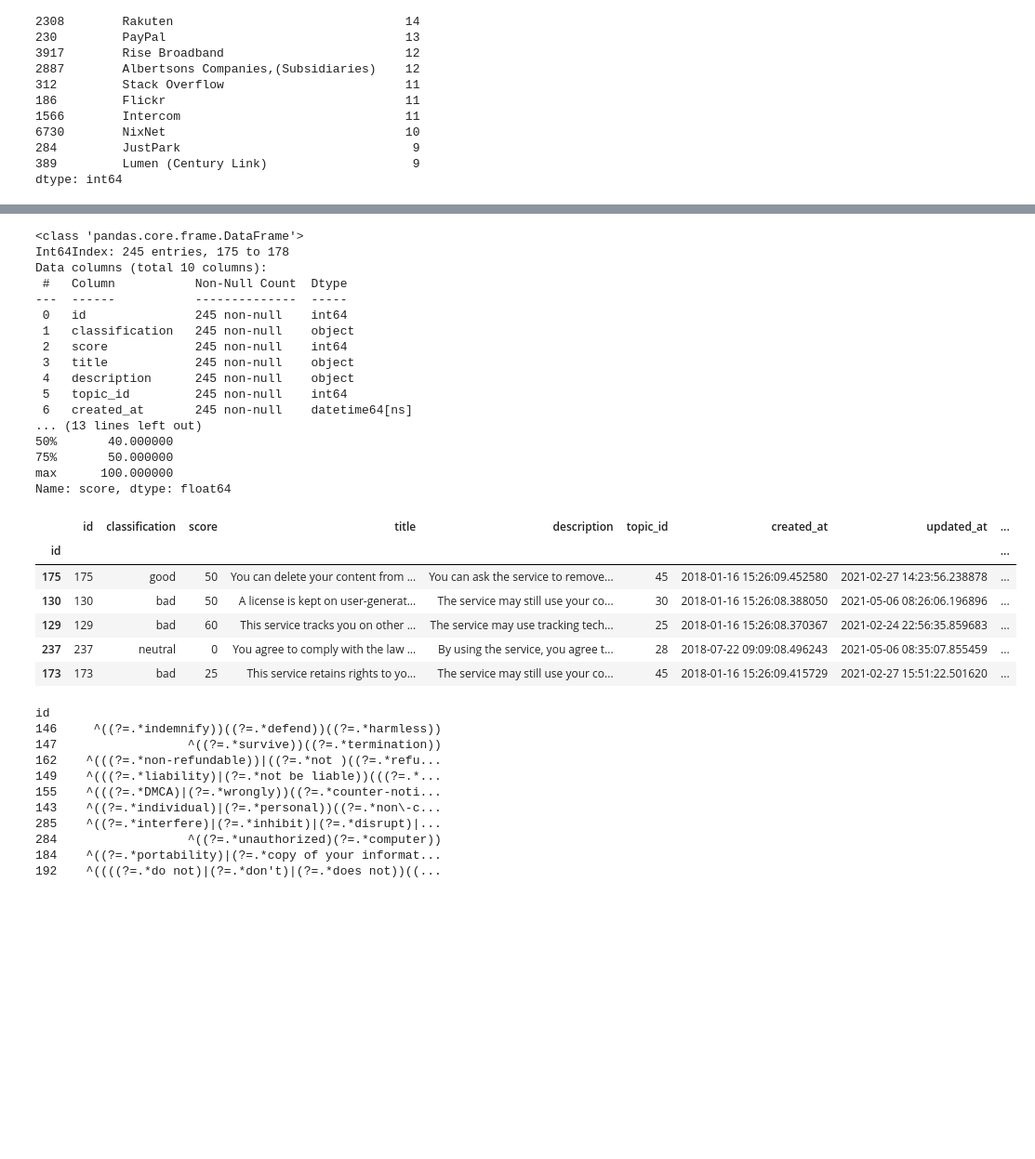
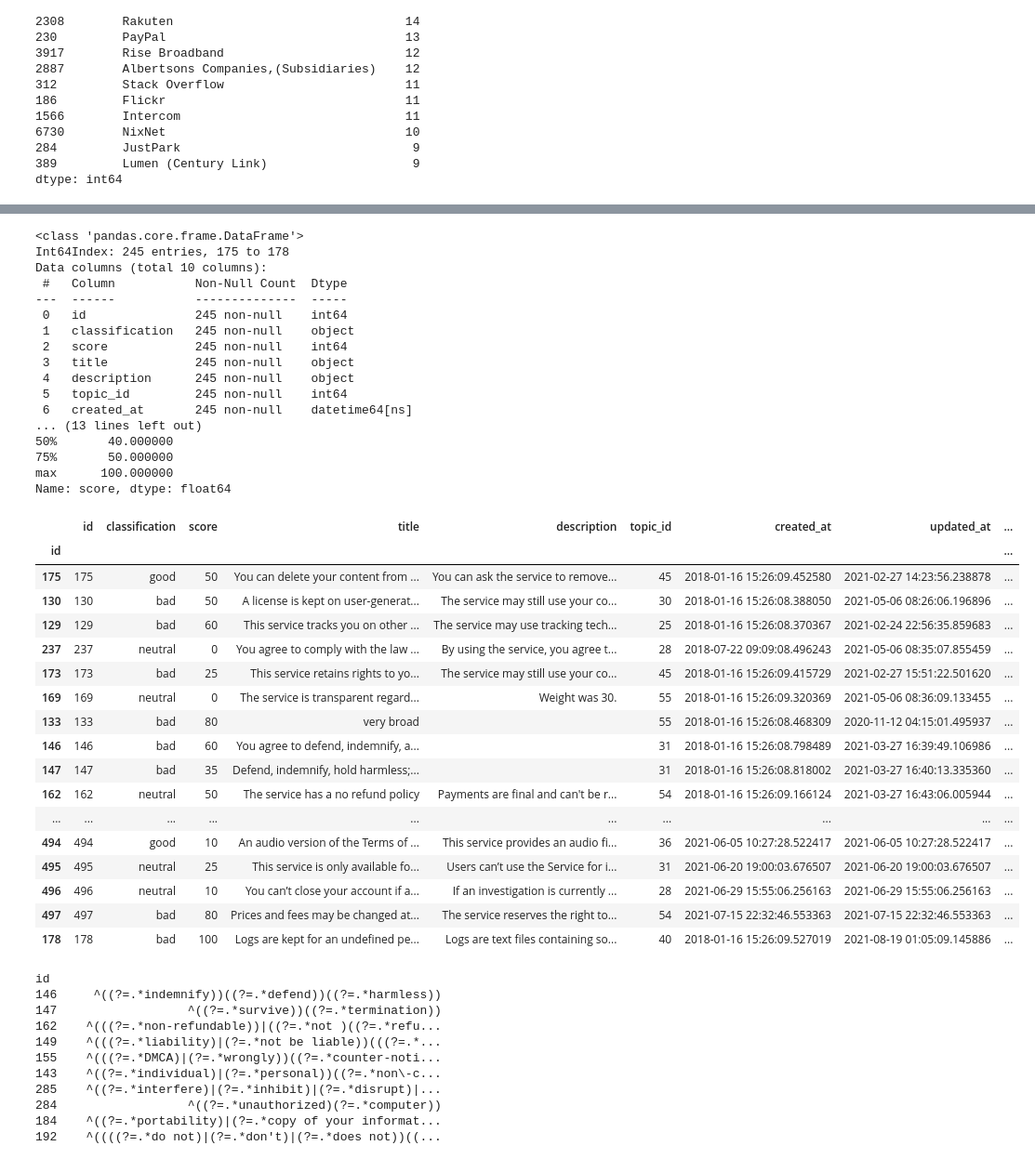
Before and after one commit to tosdr/DocBot, a Jupyter notebook: notebooks/summary.ipynb, the cells around one changed output, grey strips where cells are left out. Shown at 93% size. Drawn from its saved outputs; the diff is of its cells as text; code cells hidden in the pictures; blank space fills up the shorter version.

```diff
--- a/notebooks/summary.ipynb
+++ b/notebooks/summary.ipynb
@@ -253,32 +253,49 @@ topics.head()
 # %%
 print(cases.info())
 print(f"\nScore:\n{cases.score.describe()}")
-cases.head()
+def color_classification(col):
+    colors = dict(good='green', bad='red', neutral='yellow', blocker='black')
+    if col.name == 'classification':
+        return [f'background-color: {colors[c]}' for c in col.values]
+    else:
+        return [''] * len(col)
+cases.style.background_gradient(axis=0, subset=['score']).apply(color_classification)
 # %% [output]
 <class 'pandas.core.frame.DataFrame'>
 Int64Index: 245 entries, 175 to 178
 Data columns (total 10 columns):
  #   Column           Non-Null Count  Dtype
 ---  ------           --------------  -----
  0   id               245 non-null    int64
  1   classification   245 non-null    object
  2   score            245 non-null    int64
  3   title            245 non-null    object
  4   description      245 non-null    object
  5   topic_id         245 non-null    int64
  6   created_at       245 non-null    datetime64[ns]
 ... (13 lines left out)
 50%       40.000000
 75%       50.000000
 max      100.000000
 Name: score, dtype: float64
 |  | id | classification | score | title | description | topic_id | created_at | updated_at | ... |
 | id |  |  |  |  |  |  |  |  | ... |
 | 175 | 175 | good | 50 | You can delete your content from ... | You can ask the service to remove... | 45 | 2018-01-16 15:26:09.452580 | 2021-02-27 14:23:56.238878 | ... |
 | 130 | 130 | bad | 50 | A license is kept on user-generat... | The service may still use your co... | 30 | 2018-01-16 15:26:08.388050 | 2021-05-06 08:26:06.196896 | ... |
 | 129 | 129 | bad | 60 | This service tracks you on other ... | The service may use tracking tech... | 25 | 2018-01-16 15:26:08.370367 | 2021-02-24 22:56:35.859683 | ... |
 | 237 | 237 | neutral | 0 | You agree to comply with the law ... | By using the service, you agree t... | 28 | 2018-07-22 09:09:08.496243 | 2021-05-06 08:35:07.855459 | ... |
 | 173 | 173 | bad | 25 | This service retains rights to yo... | The service may still use your co... | 45 | 2018-01-16 15:26:09.415729 | 2021-02-27 15:51:22.501620 | ... |
+| 169 | 169 | neutral | 0 | The service is transparent regard... | Weight was 30. | 55 | 2018-01-16 15:26:09.320369 | 2021-05-06 08:36:09.133455 | ... |
+| 133 | 133 | bad | 80 | very broad |  | 55 | 2018-01-16 15:26:08.468309 | 2020-11-12 04:15:01.495937 | ... |
+| 146 | 146 | bad | 60 | You agree to defend, indemnify, a... |  | 31 | 2018-01-16 15:26:08.798489 | 2021-03-27 16:39:49.106986 | ... |
+| 147 | 147 | bad | 35 | Defend, indemnify, hold harmless;... |  | 31 | 2018-01-16 15:26:08.818002 | 2021-03-27 16:40:13.335360 | ... |
+| 162 | 162 | neutral | 50 | The service has a no refund policy | Payments are final and can't be r... | 54 | 2018-01-16 15:26:09.166124 | 2021-03-27 16:43:06.005944 | ... |
+| ... | ... | ... | ... | ... | ... | ... | ... | ... | ... |
+| 494 | 494 | good | 10 | An audio version of the Terms of ... | This service provides an audio fi... | 36 | 2021-06-05 10:27:28.522417 | 2021-06-05 10:27:28.522417 | ... |
+| 495 | 495 | neutral | 25 | This service is only available fo... | Users can’t use the Service for i... | 31 | 2021-06-20 19:00:03.676507 | 2021-06-20 19:00:03.676507 | ... |
+| 496 | 496 | neutral | 10 | You can’t close your account if a... | If an investigation is currently ... | 28 | 2021-06-29 15:55:06.256163 | 2021-06-29 15:55:06.256163 | ... |
+| 497 | 497 | bad | 80 | Prices and fees may be changed at... | The service reserves the right to... | 54 | 2021-07-15 22:32:46.553363 | 2021-07-15 22:32:46.553363 | ... |
+| 178 | 178 | bad | 100 | Logs are kept for an undefined pe... | Logs are text files containing so... | 40 | 2018-01-16 15:26:09.527019 | 2021-08-19 01:05:09.145886 | ... |
 # %%
 # What do the regexes look like?
 # Many were empty string instead of NaN/None, so replace those and see how many are left
```
Also changed, not shown: 8 other files.
